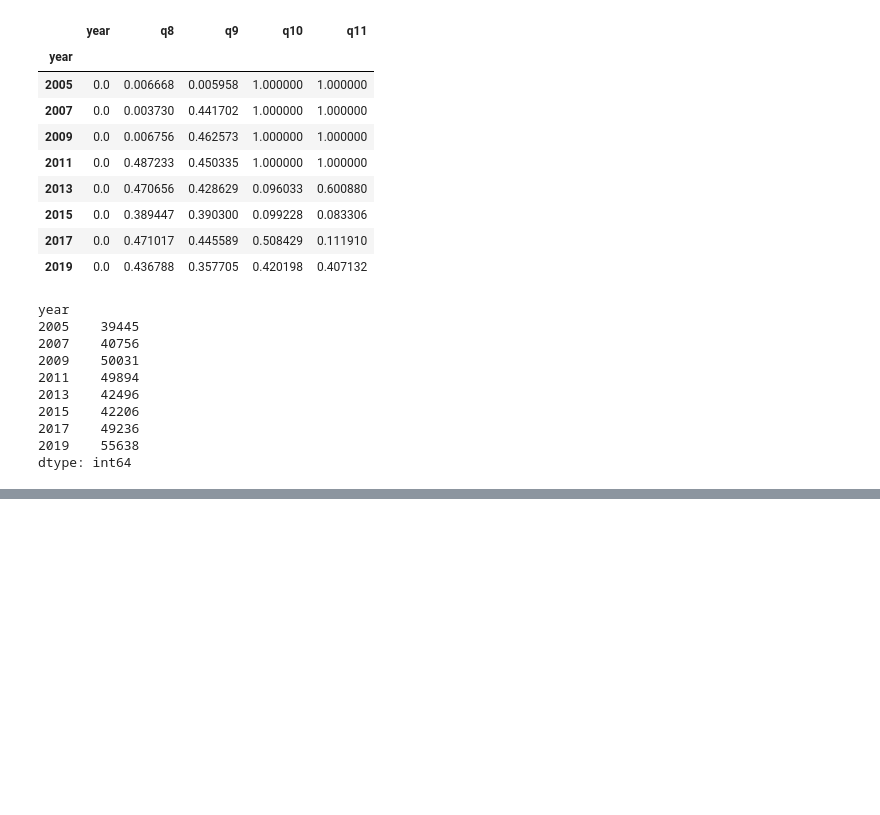
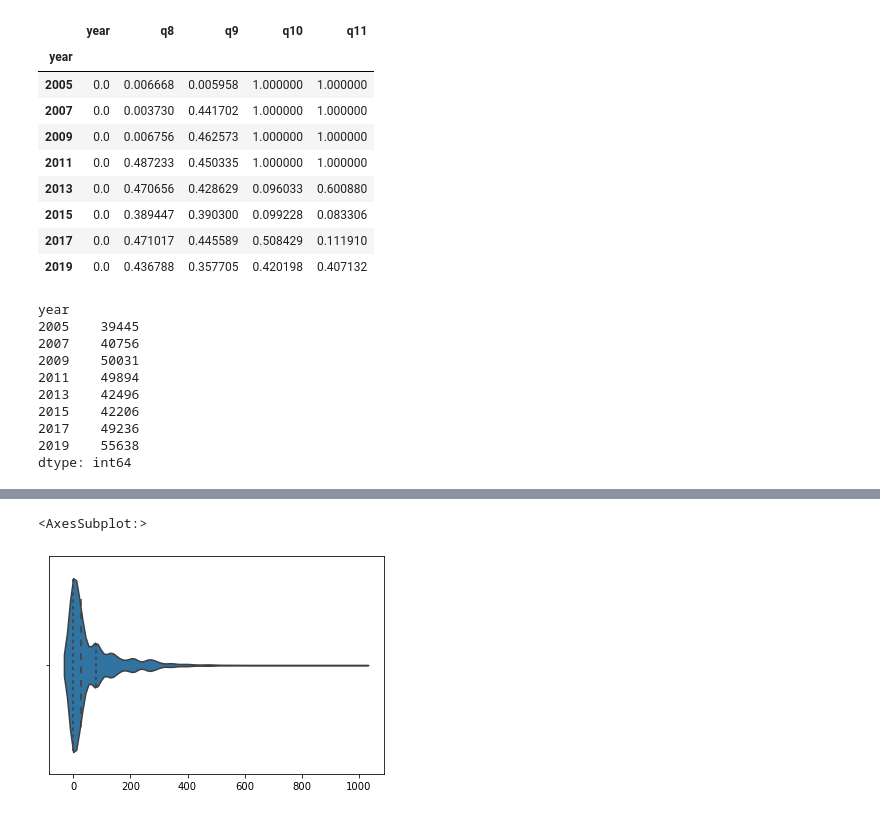
Before and after one commit to brodyee/STATS551_Project, a Jupyter notebook: eda/brodysEDA.ipynb, the cells around one changed output, grey strips where cells are left out. Drawn from its saved outputs; the diff is of its cells as text; code cells hidden in the pictures; blank space fills up the shorter version.

```diff
--- a/eda/brodysEDA.ipynb
+++ b/eda/brodysEDA.ipynb
@@ -380,0 +631,5 @@ dtype: int64
+# %%
+sns.violinplot(x=carRiskScore(surv17), inner="quartile")
+# %% [output]
+<AxesSubplot:>
+[figure, added]
```
Also changed, not shown: parts of 34 cells of this notebook.
